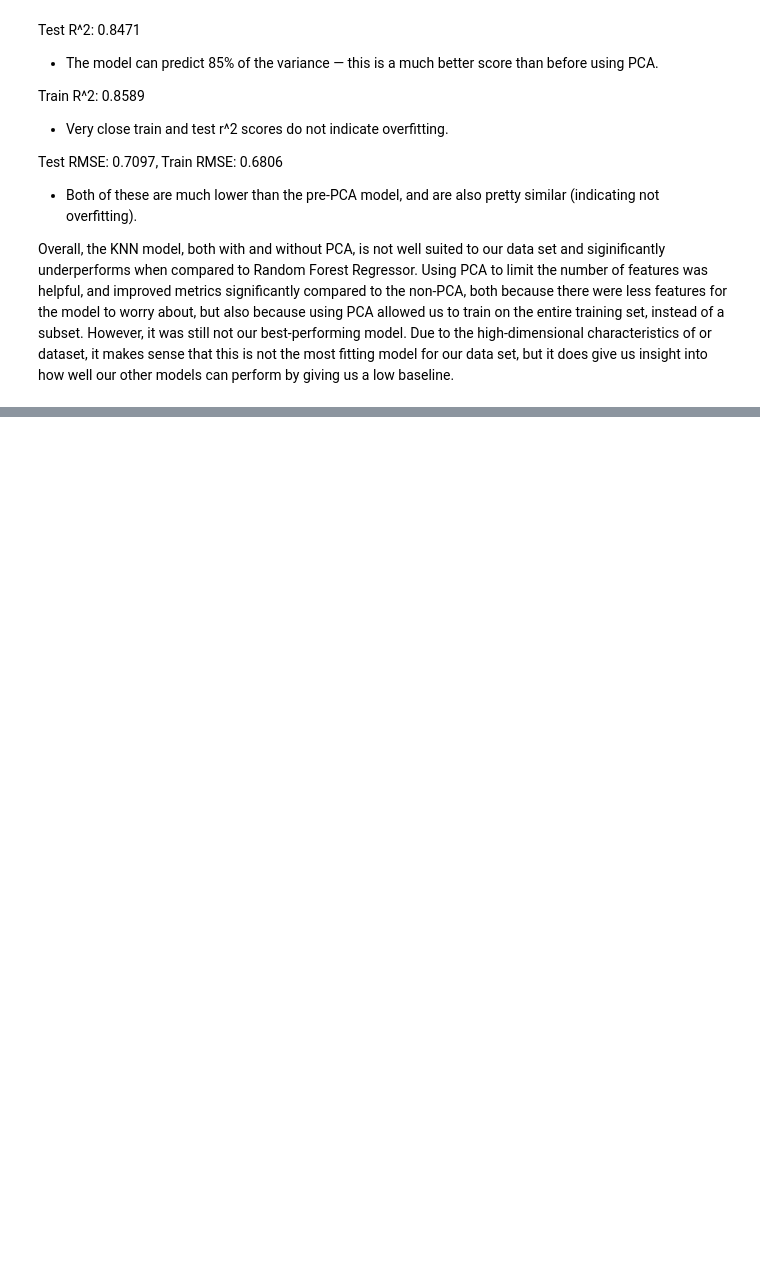
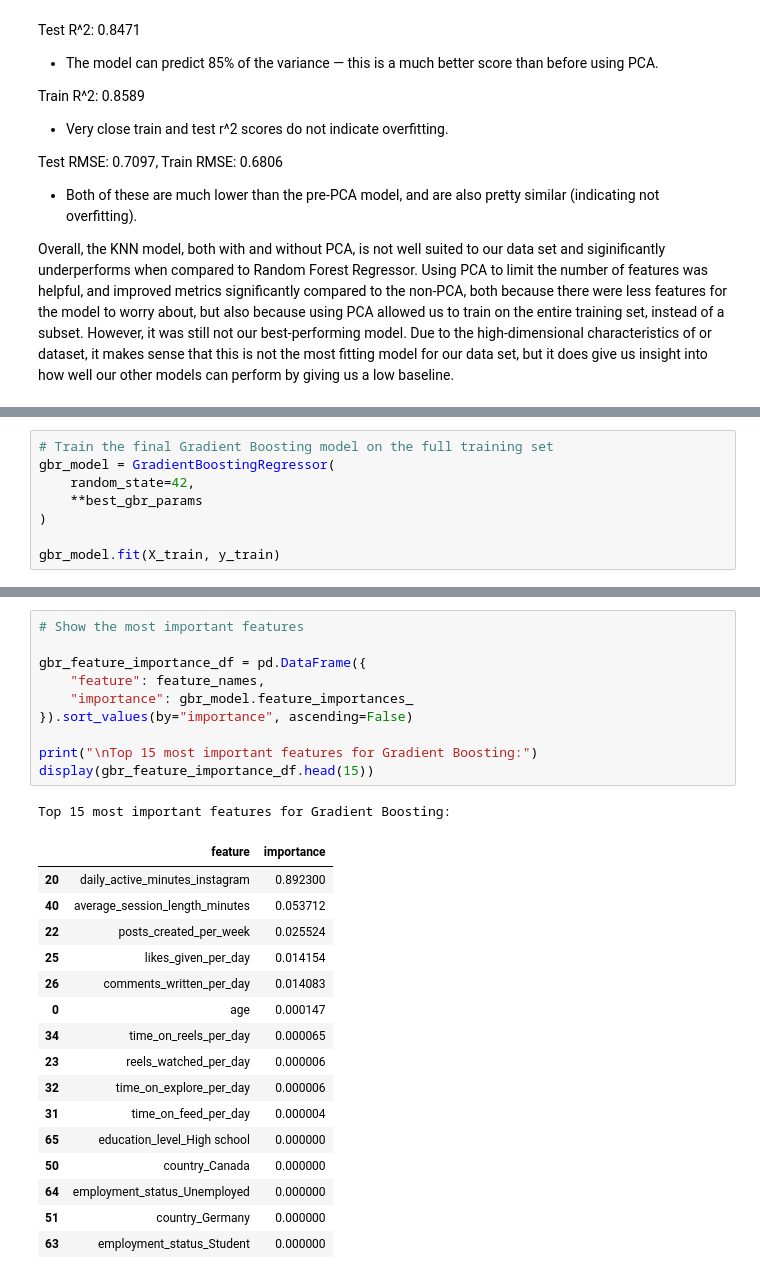
Before and after one commit to izzietaylor123/DS4400_final_project, a Jupyter notebook: model.ipynb, the cells around one changed output, grey strips where cells are left out. Saved outputs shown, nothing was run; the diff lists cells and outputs as text; blank space fills up the shorter version.

```diff
--- a/model.ipynb
+++ b/model.ipynb
@@ -455,0 +539,8 @@ Overall, the KNN model, both with and without PCA, is not well suited to our dat
+# %%
+# Train the final Gradient Boosting model on the full training set
+gbr_model = GradientBoostingRegressor(
+    random_state=42,
+    **best_gbr_params
+)
+
+gbr_model.fit(X_train, y_train)
@@ -455,0 +599,28 @@ Overall, the KNN model, both with and without PCA, is not well suited to our dat
+# %%
+# Show the most important features
+
+gbr_feature_importance_df = pd.DataFrame({
+    "feature": feature_names,
+    "importance": gbr_model.feature_importances_
+}).sort_values(by="importance", ascending=False)
+
+print("\nTop 15 most important features for Gradient Boosting:")
+display(gbr_feature_importance_df.head(15))
+# %% [output]
+Top 15 most important features for Gradient Boosting:
+|  | feature | importance |
+| 20 | daily_active_minutes_instagram | 0.892300 |
+| 40 | average_session_length_minutes | 0.053712 |
+| 22 | posts_created_per_week | 0.025524 |
+| 25 | likes_given_per_day | 0.014154 |
+| 26 | comments_written_per_day | 0.014083 |
+| 0 | age | 0.000147 |
+| 34 | time_on_reels_per_day | 0.000065 |
+| 23 | reels_watched_per_day | 0.000006 |
+| 32 | time_on_explore_per_day | 0.000006 |
+| 31 | time_on_feed_per_day | 0.000004 |
+| 65 | education_level_High school | 0.000000 |
+| 50 | country_Canada | 0.000000 |
+| 64 | employment_status_Unemployed | 0.000000 |
+| 51 | country_Germany | 0.000000 |
+| 63 | employment_status_Student | 0.000000 |
```
Also changed, not shown: parts of 9 cells of this notebook.
